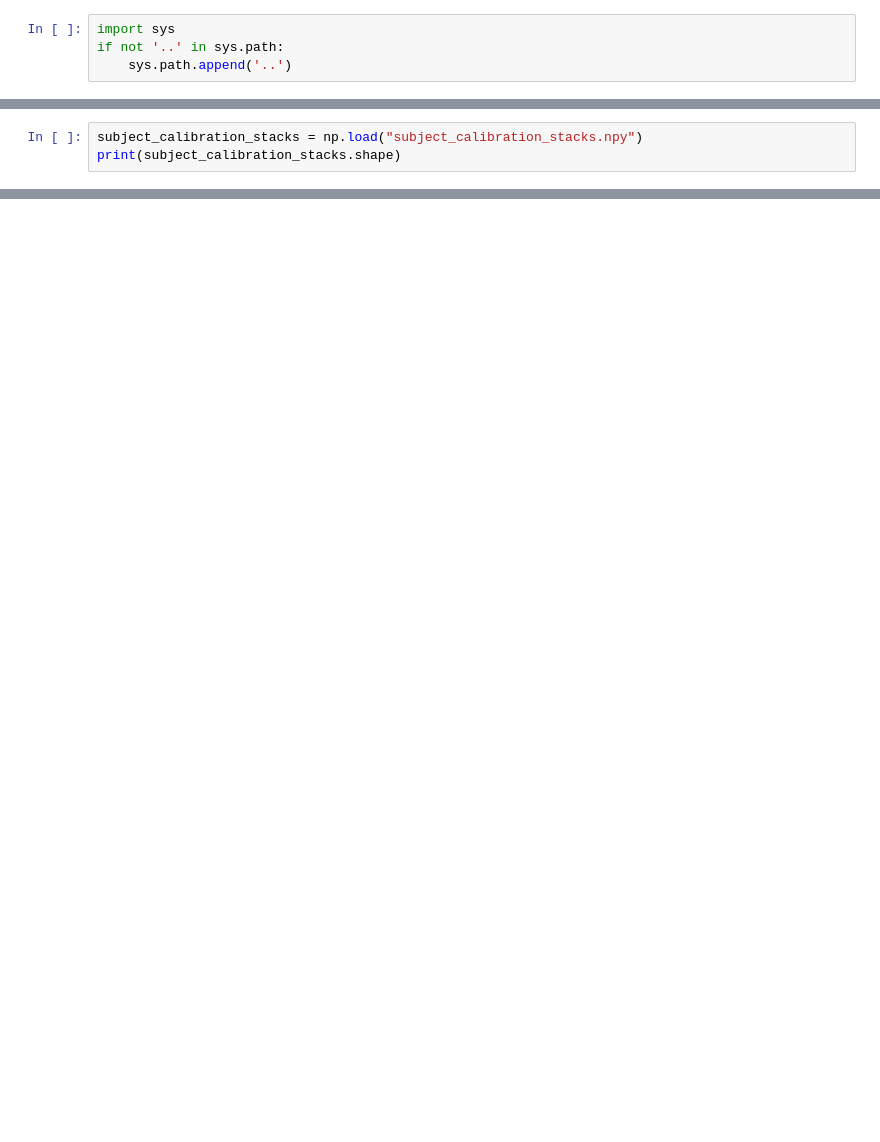
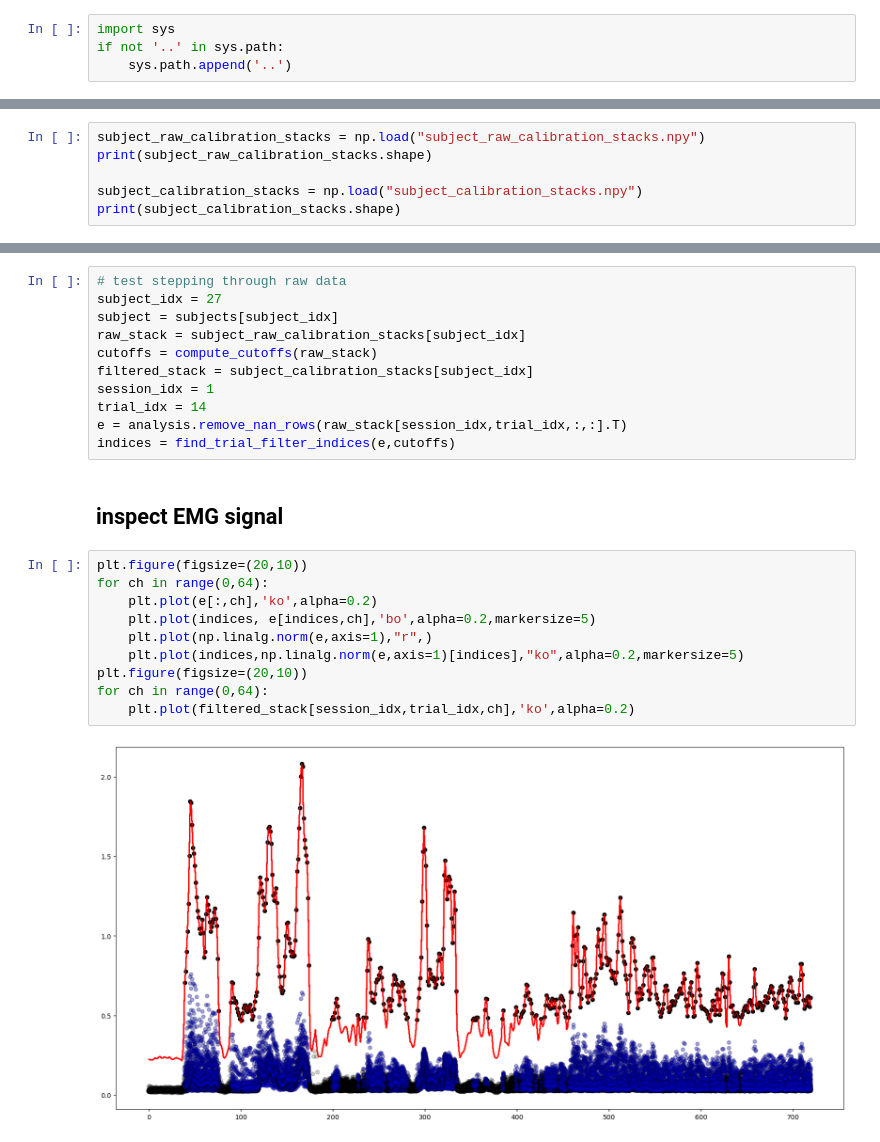
Before and after one commit to spewil/phd, a Jupyter notebook: analysis/notebooks/process_calibration_data.ipynb, the cells around one changed output, grey strips where cells are left out. Cells and saved outputs as stored; diff of their text form; blank space fills up the shorter version.

```diff
--- a/analysis/notebooks/process_calibration_data.ipynb
+++ b/analysis/notebooks/process_calibration_data.ipynb
@@ -102,4 +158,7 @@ np.save("subject_calibration_stacks.npy",subject_calibration_stacks)
 # %%
+subject_raw_calibration_stacks = np.load("subject_raw_calibration_stacks.npy")
+print(subject_raw_calibration_stacks.shape)
+
 subject_calibration_stacks = np.load("subject_calibration_stacks.npy")
 print(subject_calibration_stacks.shape)
 # %% [output]
@@ -106,0 +179,25 @@ print(subject_calibration_stacks.shape)
+# %%
+# test stepping through raw data
+subject_idx = 27
+subject = subjects[subject_idx]
+raw_stack = subject_raw_calibration_stacks[subject_idx]
+cutoffs = compute_cutoffs(raw_stack)
+filtered_stack = subject_calibration_stacks[subject_idx]
+session_idx = 1
+trial_idx = 14
+e = analysis.remove_nan_rows(raw_stack[session_idx,trial_idx,:,:].T)
+indices = find_trial_filter_indices(e,cutoffs)
+# %% [markdown]
+## inspect EMG signal
+# %%
+plt.figure(figsize=(20,10))
+for ch in range(0,64):
+    plt.plot(e[:,ch],'ko',alpha=0.2)
+    plt.plot(indices, e[indices,ch],'bo',alpha=0.2,markersize=5)
+    plt.plot(np.linalg.norm(e,axis=1),"r",)
+    plt.plot(indices,np.linalg.norm(e,axis=1)[indices],"ko",alpha=0.2,markersize=5)
+plt.figure(figsize=(20,10))
+for ch in range(0,64):
+    plt.plot(filtered_stack[session_idx,trial_idx,ch],'ko',alpha=0.2)
+# %% [output]
+[figure, added]
```
Also changed, not shown: parts of 29 cells of this notebook, 23 other files.
